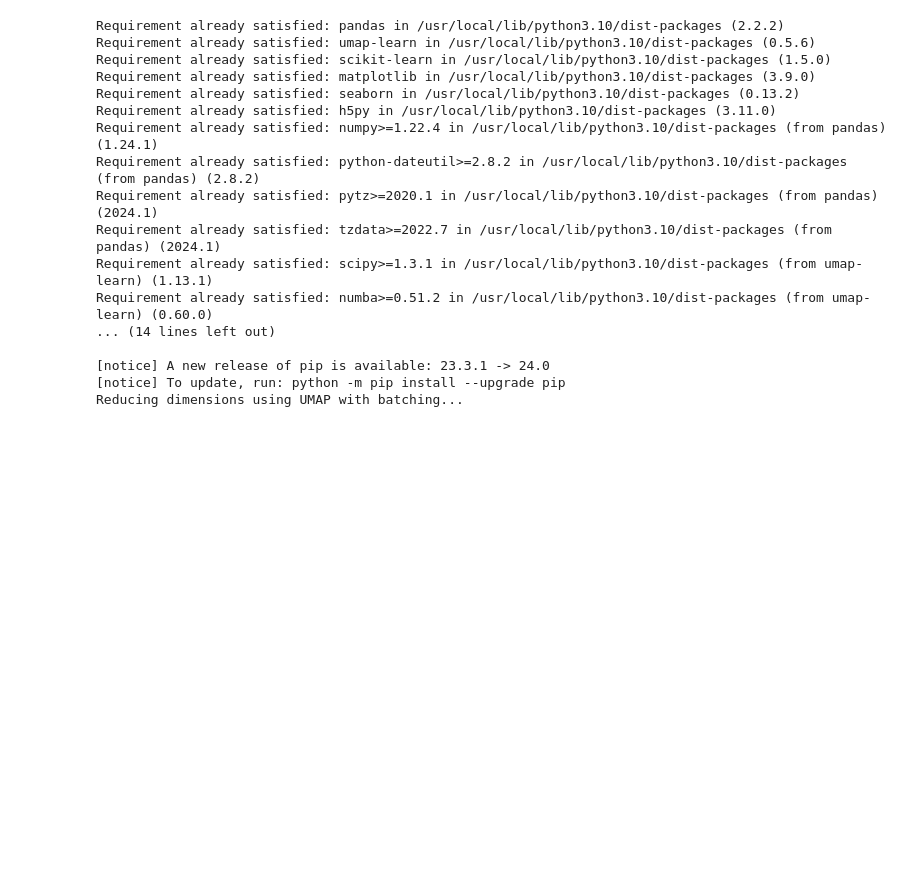
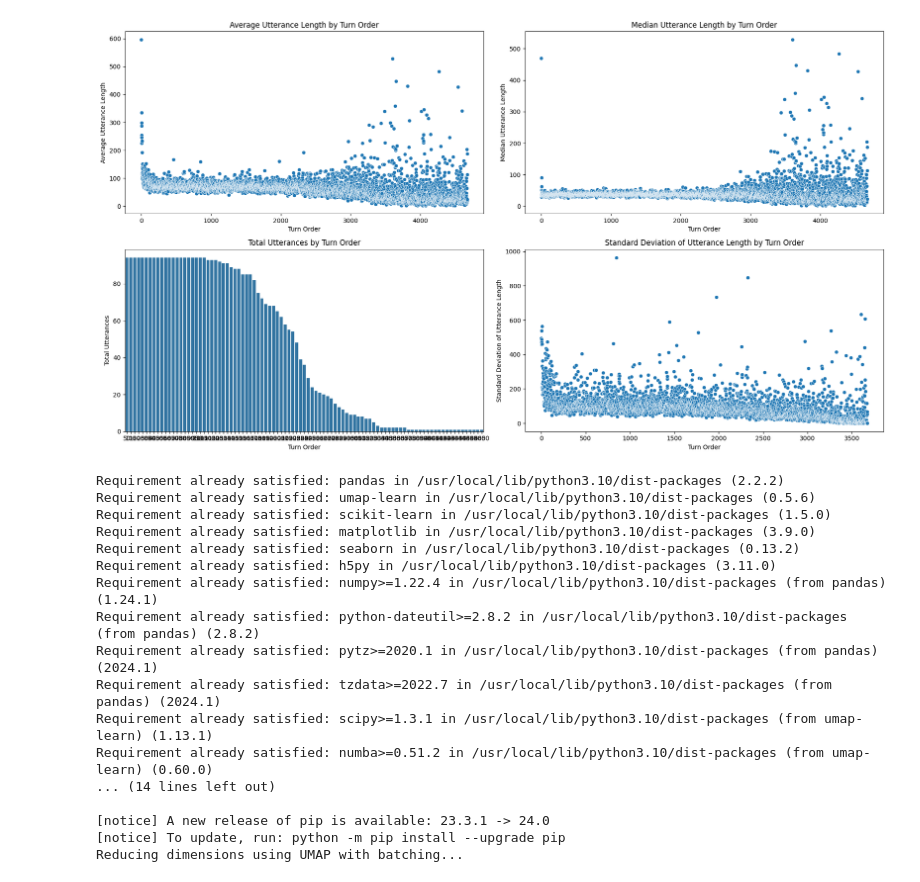
Before and after one commit to sliced-ai/slice-monorepo, a Jupyter notebook: cl_cr3/initial_data_exploration.ipynb, the cells around one changed output. Drawn from its saved outputs; the diff is of its cells as text; code cells hidden in the pictures; blank space fills up the shorter version.

Commit message:
squeeky clean data and new analysis

```diff
--- a/cl_cr3/initial_data_exploration.ipynb
+++ b/cl_cr3/initial_data_exploration.ipynb
@@ -26,0 +311,93 @@ You are a dataset conversion bot. You are to generate a set of question response
+# %%
+import os
+import json
+import pandas as pd
+import matplotlib.pyplot as plt
+import seaborn as sns
+
+# Function to extract data from a cleaned JSON file
+def extract_data(file_path):
+    with open(file_path) as file:
+        data = json.load(file)
+
+    extracted_data = []
+    for entry in data:
+        extracted_data.append({
+            'name': entry['name'],
+            'utterance': entry['utterance'],
+            'file_name': os.path.basename(file_path)
+        })
+    return extracted_data
+
+# Function to process all JSON files in a folder and extract data
+def process_folder(folder_path):
+    all_data = []
+    for root, _, files in os.walk(folder_path):
+        for file in files:
+            if file.endswith('.json'):
+                file_path = os.path.join(root, file)
+                data = extract_data(file_path)
+                all_data.extend(data)
+    return all_data
+
+# Function to generate additional visualizations based on averaged turn order
+def generate_turn_order_visuals(df):
+    # Calculate utterance length and turn order
+    df['utterance_length'] = df['utterance'].apply(len)
+    df['turn_order'] = df.groupby('file_name').cumcount() + 1
+
+    # Calculate average, median, and standard deviation values per turn order
+    avg_utterance_length_by_turn = df.groupby('turn_order')['utterance_length'].mean().reset_index()
+    median_utterance_length_by_turn = df.groupby('turn_order')['utterance_length'].median().reset_index()
+    std_utterance_length_by_turn = df.groupby('turn_order')['utterance_length'].std().reset_index()
+    total_utterances_by_turn = df.groupby('turn_order').size().reset_index(name='utterances')
+
+    # Filter total_utterances_by_turn to show points every 50 steps for readability
+    total_utterances_by_turn = total_utterances_by_turn[total_utterances_by_turn['turn_order'] % 50 == 0]
+
+    plt.figure(figsize=(18, 10))
+
+    # Plot 1: Average utterance length by turn order
+    plt.subplot(2, 2, 1)
+    sns.scatterplot(x='turn_order', y='utterance_length', data=avg_utterance_length_by_turn)
+    plt.title('Average Utterance Length by Turn Order')
+    plt.xlabel('Turn Order')
+    plt.ylabel('Average Utterance Length')
+
+    # Plot 2: Median utterance length by turn order
+    plt.subplot(2, 2, 2)
+    sns.scatterplot(x='turn_order', y='utterance_length', data=median_utterance_length_by_turn)
+    plt.title('Median Utterance Length by Turn Order')
+    plt.xlabel('Turn Order')
+    plt.ylabel('Median Utterance Length')
+
+    # Plot 3: Total utterances by turn order
+    plt.subplot(2, 2, 3)
+    sns.barplot(x='turn_order', y='utterances', data=total_utterances_by_turn)
+    plt.title('Total Utterances by Turn Order')
+    plt.xlabel('Turn Order')
+    plt.ylabel('Total Utterances')
+
+    # Plot 4: Standard deviation of utterance length by turn order
+    plt.subplot(2, 2, 4)
+    sns.scatterplot(x='turn_order', y='utterance_length', data=std_utterance_length_by_turn)
+    plt.title('Standard Deviation of Utterance Length by Turn Order')
+    plt.xlabel('Turn Order')
+    plt.ylabel('Standard Deviation of Utterance Length')
+
+    plt.tight_layout()
+    plt.show()
+
+# Specify the folder path containing the cleaned JSON files
+folder_path = '/workspace/slice-monorepo/cl_cr3/aligneddata_final_cleaned'
+
+# Process all JSON files and extract the data
+print("Processing cleaned JSON files for averaged turn order analysis...")
+data = process_folder(folder_path)
+
+# Convert to DataFrame
+df = pd.DataFrame(data)
+
+# Generate visualizations based on averaged turn order
+generate_turn_order_visuals(df)
+# %% [output]
@@ -26,0 +405 @@ You are a dataset conversion bot. You are to generate a set of question response
+[figure, added]
```
Also changed, not shown: parts of 7 cells of this notebook.
